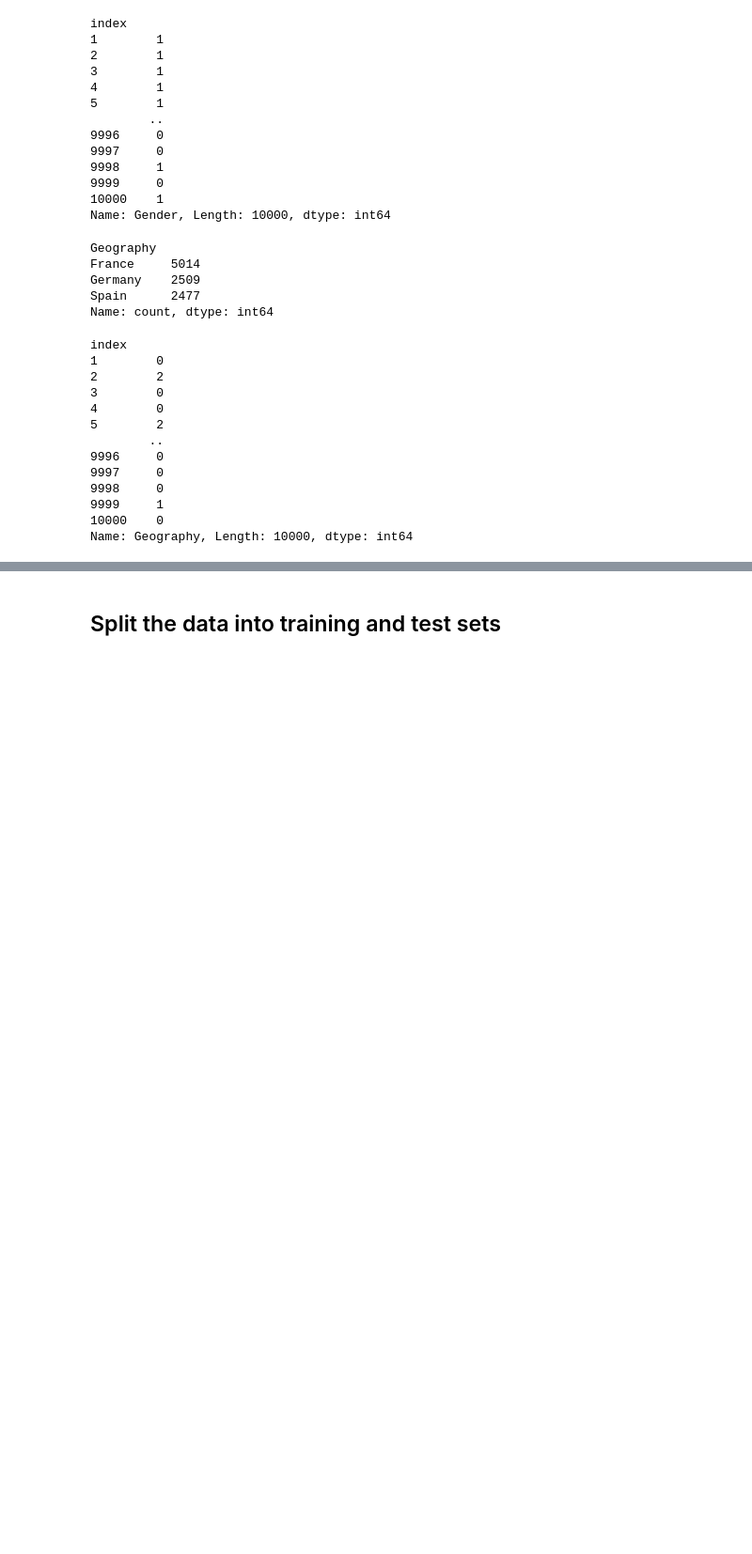
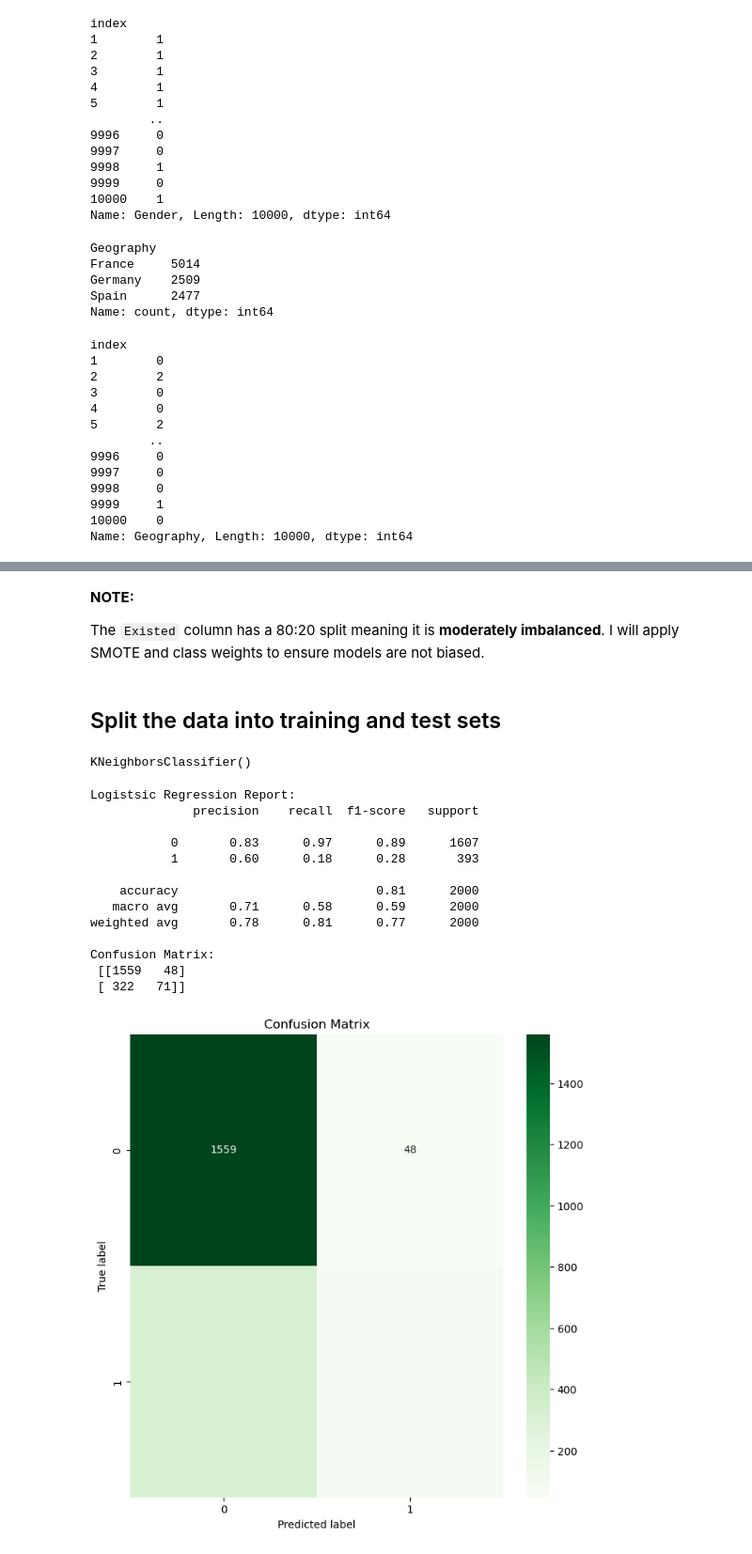
Before and after one commit to TumainiC/Churn-Prediction, a Jupyter notebook: eda_analysis.ipynb, the cells around one changed output, grey strips where cells are left out. Shown at 94% size. Drawn from its saved outputs; the diff is of its cells as text; code cells hidden in the pictures; blank space fills up the shorter version.

Commit message:
Completed EDA, built baseline models and evaluated baseline models

```diff
--- a/eda_analysis.ipynb
+++ b/eda_analysis.ipynb
@@ -175,3 +192,7 @@ dropped_df.tail()
+# %% [markdown]
+__NOTE:__
+
+The `Existed` column has a 80:20 split meaning it is **moderately imbalanced**. I will apply SMOTE and class weights to ensure models are not biased.
 # %% [markdown]
 ## Split the data into training and test sets
 # %%
@@ -181,0 +204,60 @@ X_train, X_test, y_tain, y_test = train_test_split(X,y test_size=0.2, random_sta
+# %%
+# Standard scalling for Logistic Regression and SVM
+scaler = StandardScaler()
+X_train_scaled = scaler.fit_transform(X_train)
+X_test_scaled = scaler.transform(X_test)
+
+
+# Min Max Scalling for KNN
+min_max = MinMaxScaler()
+X_train_min_max = min_max.fit_transform(X_train)
+X_test_min_max = min_max.transform(X_test)
+# %%
+# Train baseline models
+# Logistic Regression
+logreg = LogisticRegression()
+logreg.fit(X_train_scaled, y_train)
+
+# XGBoost
+xgb = XGBClassifier()
+xgb.fit(X_train, y_tain)
+
+# KNN
+knn = KNeighborsClassifier()
+knn.fit(X_train_min_max, y_train)
+# %% [output]
+KNeighborsClassifier()
+# %%
+# Evaluate baseline models
+y_pred_logreg = logreg.predict(X_test_scaled)
+y_pred_xgb = xgb.predict(X_test)
+y_pred_knn = knn.predict(X_test_min_max)
+
+# Print evaluation for Logistsic Regression
+print("Logistsic Regression Report:")
+print(classification_report(y_test, y_pred_logreg))
+cm_logreg = confusion_matrix(y_test, y_pred_logreg)
+print("Confusion Matrix:\n", cm_logreg)
+
+# Create a Confusion Matrix
+plt.figure(figsize=(8, 8))
+sns.heatmap(cm_logreg, annot=True, fmt='d', cmap='Greens')
+plt.title('Confusion Matrix')
+plt.ylabel('True label')
+plt.xlabel('Predicted label')
+plt.show();
+# %% [output]
+Logistsic Regression Report:
+              precision    recall  f1-score   support
+
+           0       0.83      0.97      0.89      1607
+           1       0.60      0.18      0.28       393
+
+    accuracy                           0.81      2000
+   macro avg       0.71      0.58      0.59      2000
+weighted avg       0.78      0.81      0.77      2000
+
+Confusion Matrix:
+ [[1559   48]
+ [ 322   71]]
+[figure, added]
```
Also changed, not shown: parts of 6 cells of this notebook.
